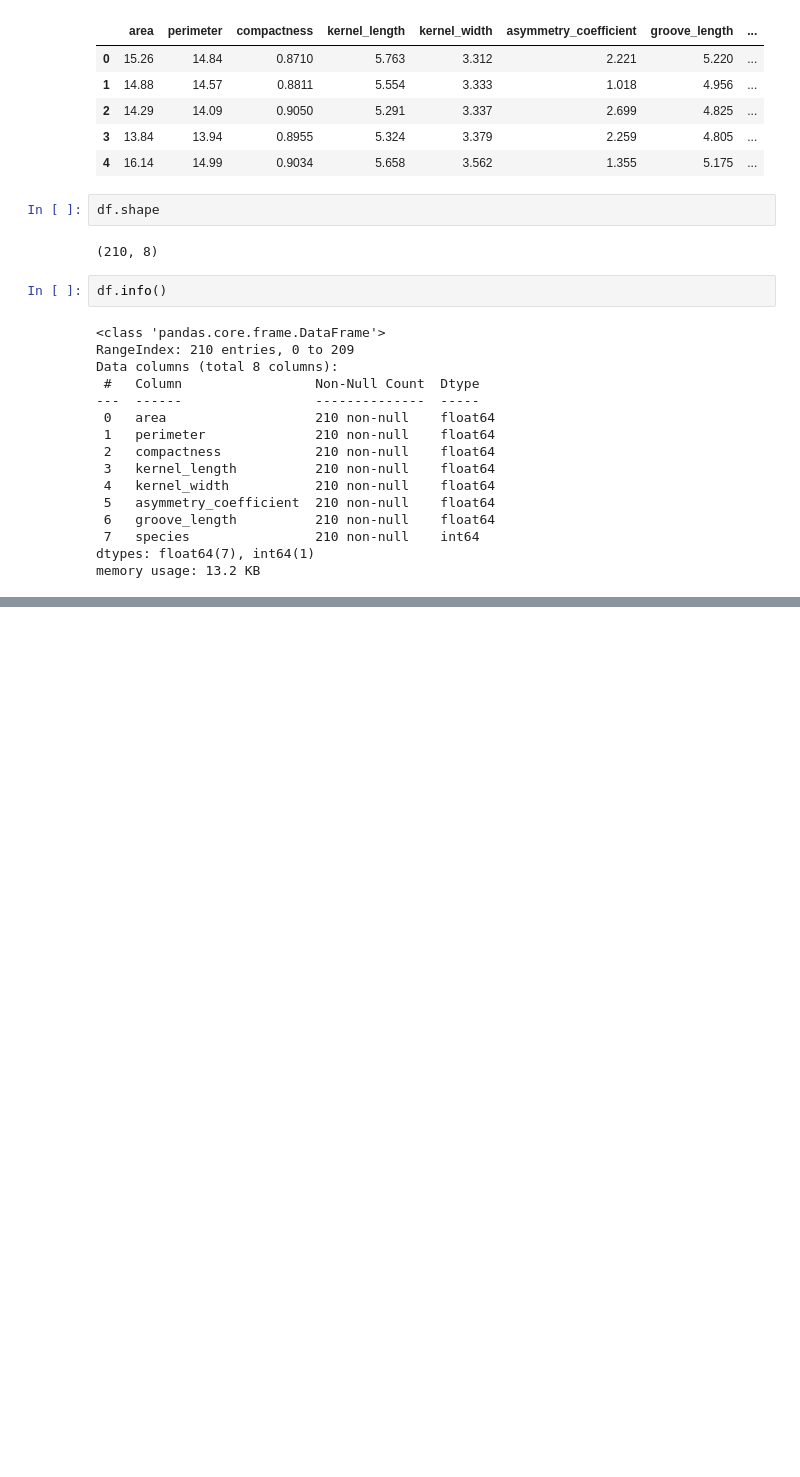
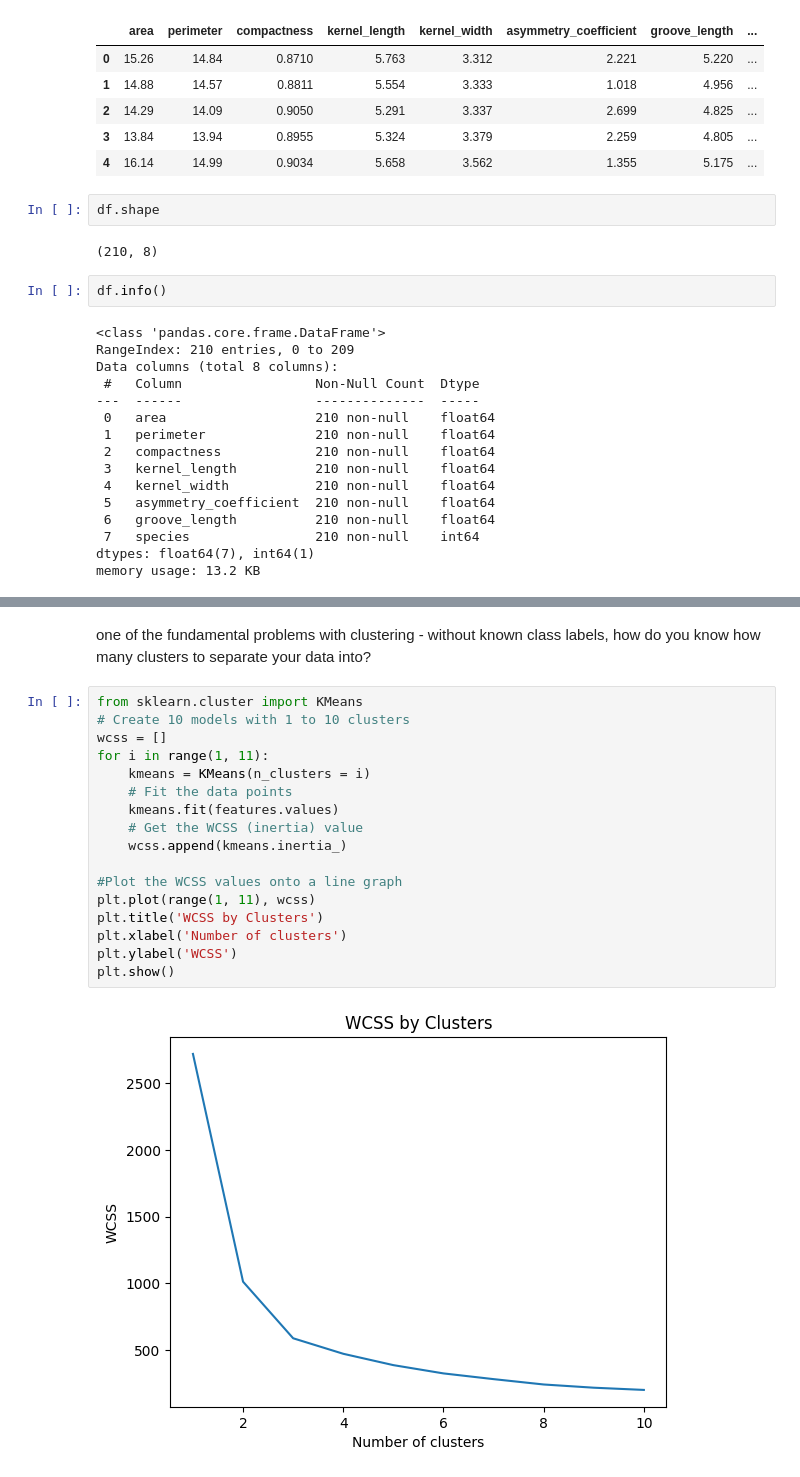
Before and after one commit to mugendii/Seed-Species-Clustering, a Jupyter notebook: k_means_nb.ipynb, the cells around one changed output, grey strips where cells are left out. Cells and saved outputs as stored; diff of their text form; blank space fills up the shorter version.

```diff
--- a/k_means_nb.ipynb
+++ b/k_means_nb.ipynb
@@ -51,0 +111,21 @@ df.describe()
+# %% [markdown]
+one of the fundamental problems with clustering - without known class labels, how do you know how many clusters to separate your data into?
+# %%
+from sklearn.cluster import KMeans
+# Create 10 models with 1 to 10 clusters
+wcss = []
+for i in range(1, 11):
+    kmeans = KMeans(n_clusters = i)
+    # Fit the data points
+    kmeans.fit(features.values)
+    # Get the WCSS (inertia) value
+    wcss.append(kmeans.inertia_)
+
+#Plot the WCSS values onto a line graph
+plt.plot(range(1, 11), wcss)
+plt.title('WCSS by Clusters')
+plt.xlabel('Number of clusters')
+plt.ylabel('WCSS')
+plt.show()
+# %% [output]
+[figure, added]
```
Also changed, not shown: parts of 5 cells of this notebook.
